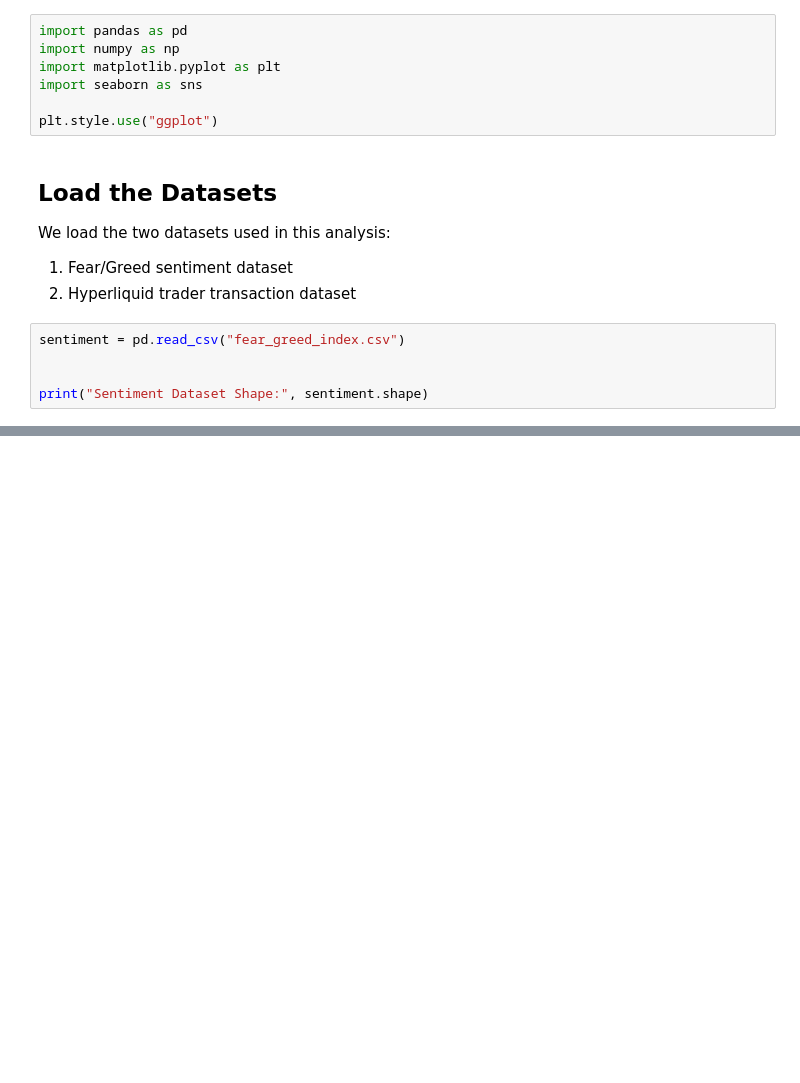
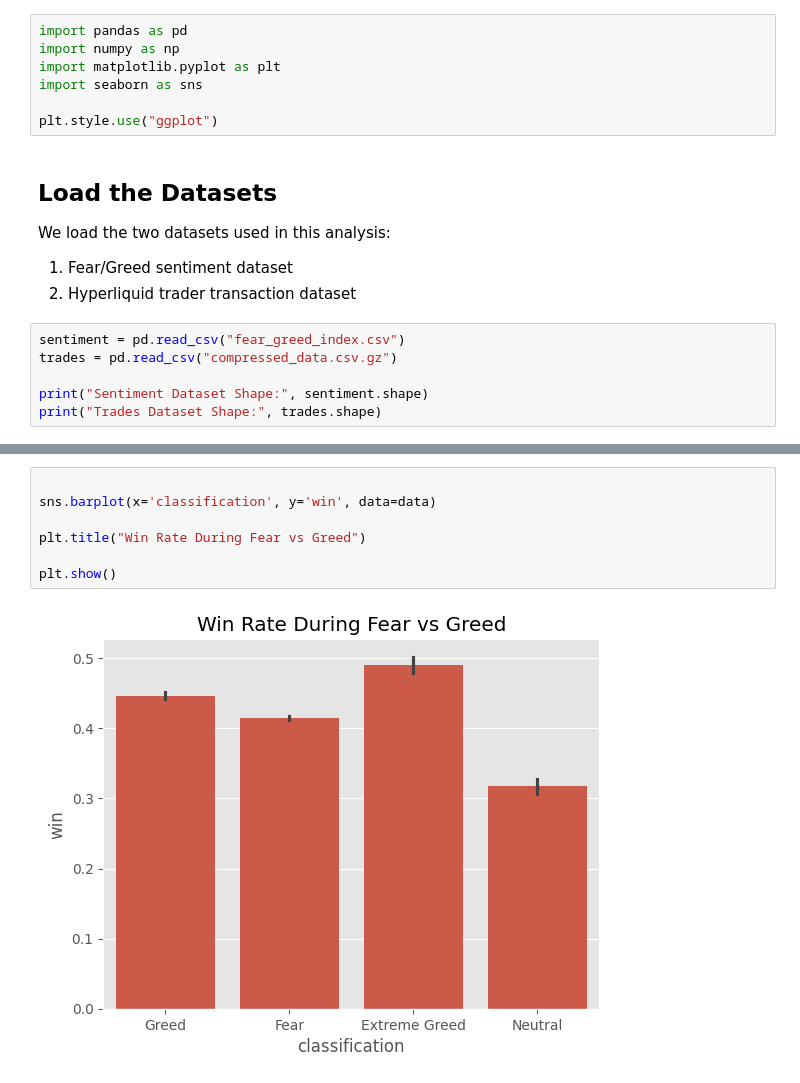
Before and after one commit to Trickybutshruti/Market-Sentiment-Analysis, a Jupyter notebook: analysis.ipynb, the cells around one changed output, grey strips where cells are left out. Saved outputs shown, nothing was run; the diff lists cells and outputs as text; blank space fills up the shorter version.

```diff
--- a/analysis.ipynb
+++ b/analysis.ipynb
@@ -34,8 +34,9 @@ We load the two datasets used in this analysis:
 2. Hyperliquid trader transaction dataset
 # %%
 sentiment = pd.read_csv("fear_greed_index.csv")
-
+trades = pd.read_csv("compressed_data.csv.gz")
 
 print("Sentiment Dataset Shape:", sentiment.shape)
+print("Trades Dataset Shape:", trades.shape)
 # %% [output]
 Sentiment Dataset Shape: (2644, 4)
@@ -41,0 +225,9 @@ Sentiment Dataset Shape: (2644, 4)
+# %%
+
+sns.barplot(x='classification', y='win', data=data)
+
+plt.title("Win Rate During Fear vs Greed")
+
+plt.show()
+# %% [output]
+[figure, added]
```
Also changed, not shown: parts of 22 cells of this notebook.
